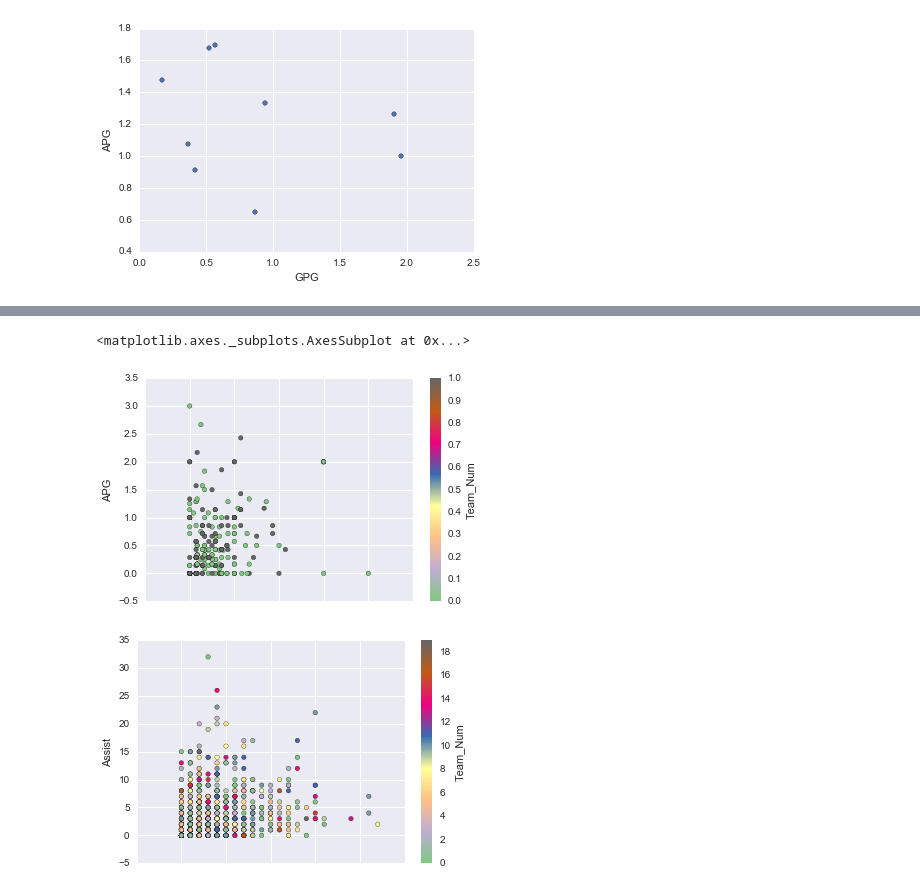
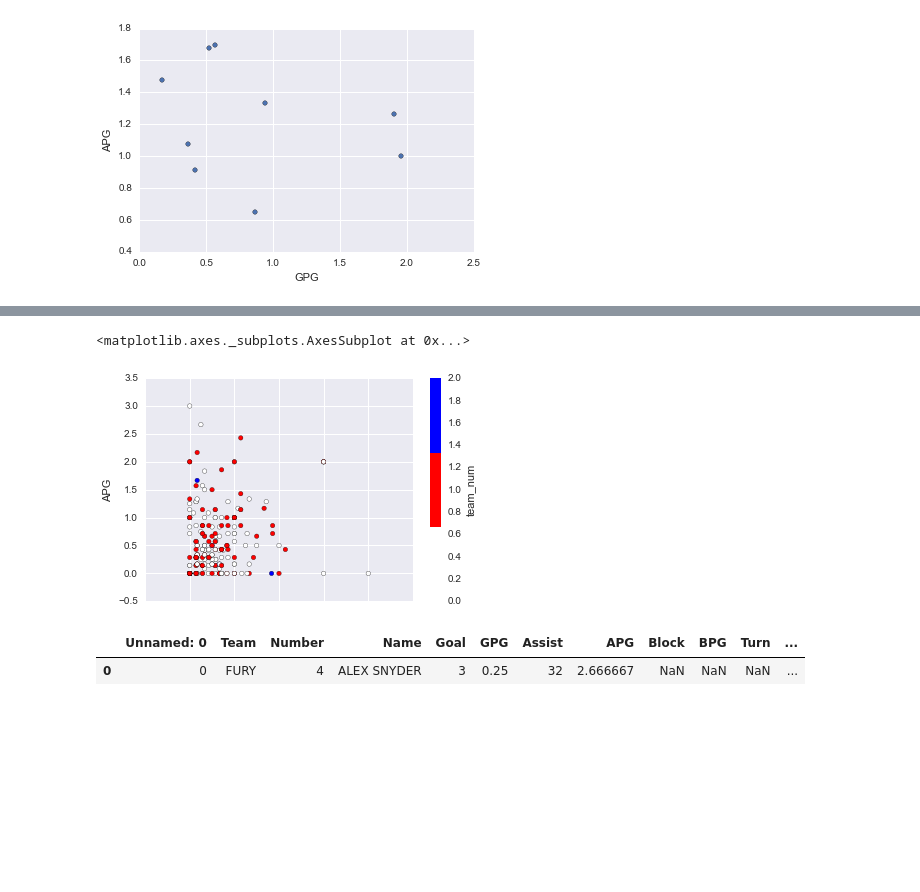
Before and after one commit to octaviaaris/ga_hw, a Jupyter notebook: FinalProject/notebooks/ultimate_stats_visualizations.ipynb, the cells around one changed output, grey strips where cells are left out. Drawn from its saved outputs; the diff is of its cells as text; code cells hidden in the pictures; blank space fills up the shorter version.

```diff
--- a/FinalProject/notebooks/ultimate_stats_visualizations.ipynb
+++ b/FinalProject/notebooks/ultimate_stats_visualizations.ipynb
@@ -33,7 +38,14 @@ sns.boxplot(x="wg13", y="GPG", data=player_stats)
 # %%
-us_stats[(us_stats.Team == 'FURY') | (us_stats.Team == 'RIOT')].plot(kind='scatter', x='GPG', y='APG', c='Team_Num', colormap='Accent')
-us_stats.plot(kind='scatter', x='Goal', y='Assist', c='Team_Num', colormap='Accent')
+from matplotlib import colors
+player_stats['team_num'] = player_stats.Team.map({'FURY':0, 'RIOT':1, 'TEAM USA':2})
+col_map = colors.ListedColormap(['white', 'red', 'blue'])
+player_stats[(player_stats.Team == 'FURY') | (player_stats.Team == 'RIOT') | (player_stats.Team == 'TEAM USA')].plot(kind='scatter', x='GPG', y='APG', c='team_num', cmap=col_map)
+# player_stats.plot(kind='scatter', x='Goal', y='Assist', colormap='Accent')
 # %% [output]
 <matplotlib.axes._subplots.AxesSubplot at 0x...>
-[figure, old version]
+[figure, new version]
-[figure, removed]
+# %%
+player_stats.head(1)
+# %% [output]
+|  | Unnamed: 0 | Team | Number | Name | Goal | GPG | Assist | APG | Block | BPG | Turn | ... |
+| 0 | 0 | FURY | 4 | ALEX SNYDER | 3 | 0.25 | 32 | 2.666667 | NaN | NaN | NaN | ... |
```
Also changed, not shown: parts of 34 cells of this notebook, 13 other files.
